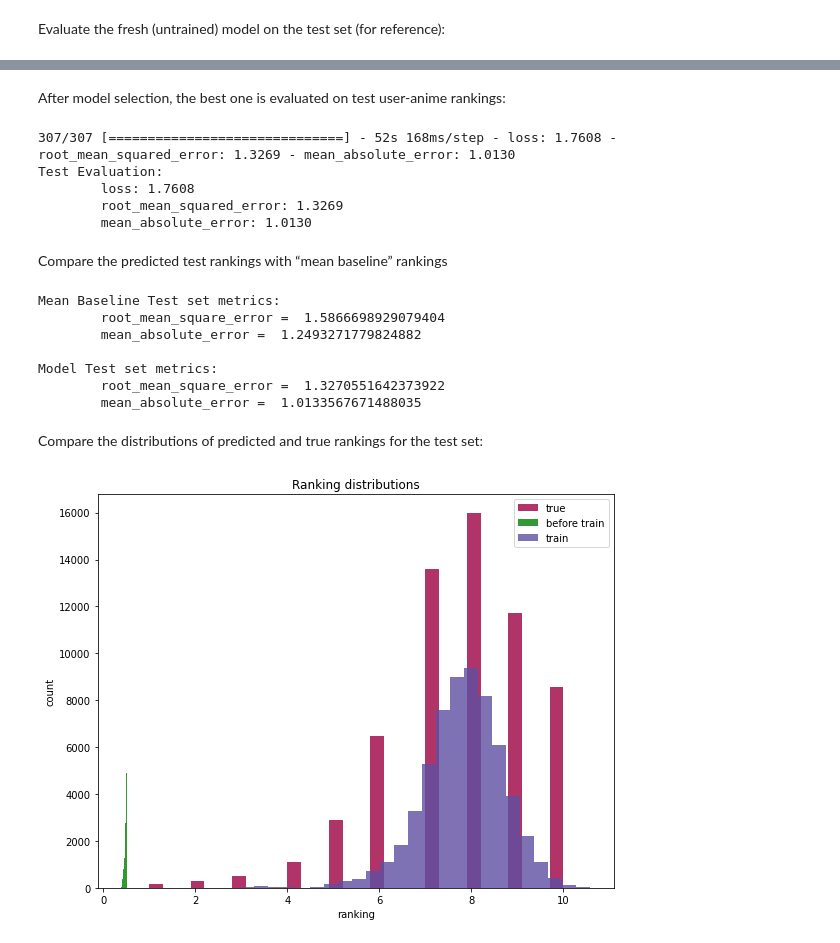
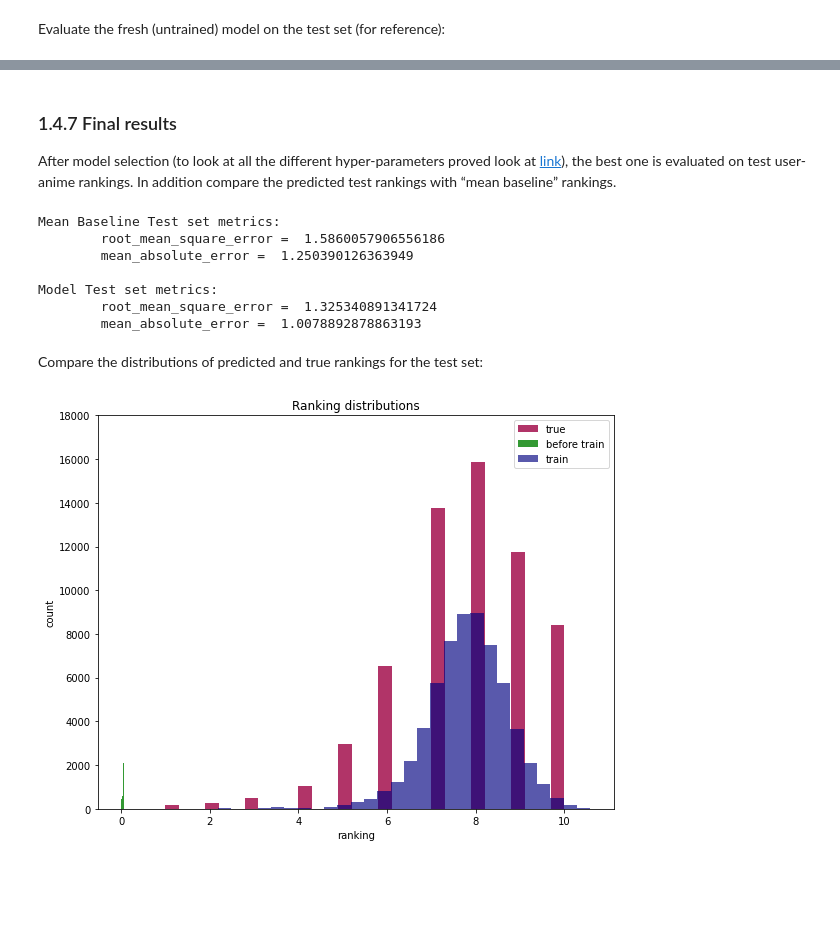
Before and after one commit to chguizz/graph_based_recommendation_system, a Jupyter notebook: GNN.ipynb, the cells around one changed output, grey strips where cells are left out. Cells and saved outputs as stored; diff of their text form; code cells hidden in the pictures; blank space fills up the shorter version.

```diff
--- a/GNN.ipynb
+++ b/GNN.ipynb
@@ -129,7 +128,7 @@ for i in df_rating.anime_id.unique():
 k = 15000
 
 batch_size = 200
-epochs = 20
+epochs = 30
 
 train_size = 0.7
 val_size = 0.25
@@ -138,9 +137,9 @@ test_size = 0.3
 # Network parameters
 num_samples = [8, 4] # number of layers/iterations in the HinSAGE model
 dropout = 0.0
-hinsage_layer_sizes = [32, 32]
+hinsage_layer_sizes = [32, 16]
 
-SAVE = False
+SAVE = True
 seed = 11
 # %% [markdown]
 ## 1.3. Update DataFrames
@@ -336,5 +332,6 @@ x_inp, x_out = hinsage.in_out_tensors()
 # %%
-# Final estimator layer
-score_prediction = link_regression(edge_embedding_method="concat")(x_out)
+# Link regression layer to combine node-edge embeddings
+output_dim = 1 # default = 1, others = 10
+score_prediction = link_regression(output_dim=output_dim, edge_embedding_method="concat")(x_out)
 # %% [output]
 link_regression: using 'concat' method to combine node embeddings into edge embeddings
@@ -425,21 +426,6 @@ sg.utils.plot_history(history)
-# %% [markdown]
-After model selection, the best one is evaluated on test user-anime rankings:
-# %%
-test_metrics = model.evaluate(
-    test_gen, use_multiprocessing=False, workers=num_workers, verbose=1
-)
-
-print("Test Evaluation:")
-for name, val in zip(model.metrics_names, test_metrics):
-    print("\t{}: {:0.4f}".format(name, val))
-# %% [output]
-307/307 [==============================] - 52s 168ms/step - loss: 1.7608 - root_mean_squared_error: 1.3269 - mean_absolute_error: 1.0130
-Test Evaluation:
-        loss: 1.7608
-        root_mean_squared_error: 1.3269
-        mean_absolute_error: 1.0130
-# %% [markdown]
-Compare the predicted test rankings with “mean baseline” rankings
+# %% [markdown]
+### 1.4.7 Final results
+After model selection (to look at all the different hyper-parameters proved look at [link](https://github.com/chguizz/graph_based_recommendation_system/blob/main/data/hyper-parameters.xlsx)), the best one is evaluated on test user-anime rankings. In addition compare the predicted test rankings with “mean baseline” rankings.
 # %%
 y_true = labels_test
 # Predict the rankings using the model:
@@ -460,33 +446,34 @@ print("\troot_mean_square_error = ", rmse)
 print("\tmean_absolute_error = ", mae)
 # %% [output]
 Mean Baseline Test set metrics:
-        root_mean_square_error =  1.5866698929079404
-        mean_absolute_error =  1.2493271779824882
+        root_mean_square_error =  1.5860057906556186
+        mean_absolute_error =  1.250390126363949
 
 Model Test set metrics:
-        root_mean_square_error =  1.3270551642373922
-        mean_absolute_error =  1.0133567671488035
+        root_mean_square_error =  1.325340891341724
+        mean_absolute_error =  1.0078892878863193
 # %% [markdown]
 Compare the distributions of predicted and true rankings for the test set:
 # %%
 fig, ax = plt.subplots(figsize=(8,6))
 
 num_color = 3
 col = [plt.cm.Spectral(i/float(num_color-1)) for i in range(num_color)]
 
 ax.hist(y_true, bins=30, facecolor=col[0], alpha=0.8, label='true')
 ax.hist(y_pred_fresh, bins=30, facecolor='green', alpha=0.8, label='before train')
-ax.hist(y_pred, bins=30, facecolor=col[2], alpha=0.8, label='train')
+ax.hist(y_pred, bins=30, facecolor='navy', alpha=0.65, label='train')
 
 fig.tight_layout()
 
+plt.ylim(top=18000)
+
 plt.title('Ranking distributions')
-
-if SAVE: plt.savefig('./figures/ranking_distributions.jpg')
-
 plt.xlabel("ranking")
 plt.ylabel("count")
 plt.legend()
+
+if SAVE: plt.savefig('./figures/ranking_distributions.jpg', bbox_inches = 'tight')
 plt.show()
 # %% [output]
-[figure, old version]
+[figure, new version]
```
Also changed, not shown: parts of 23 cells of this notebook, 3 other files.
